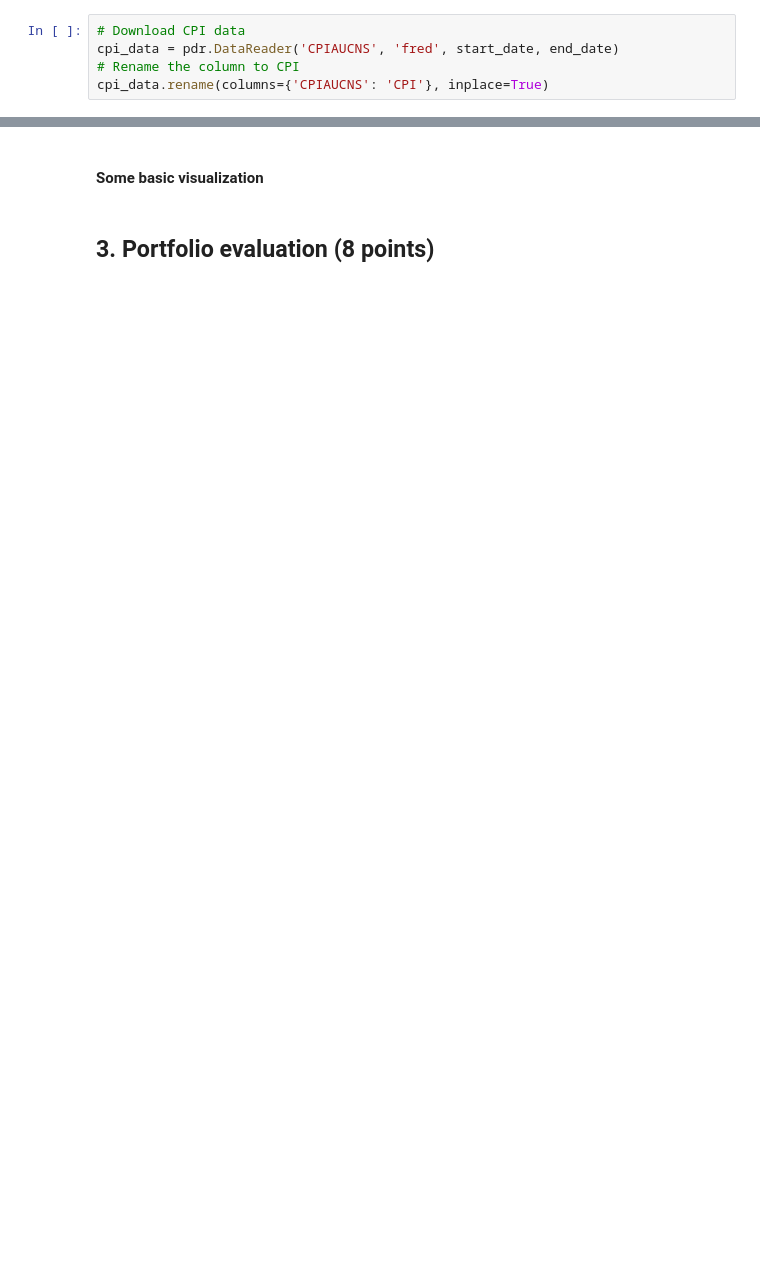
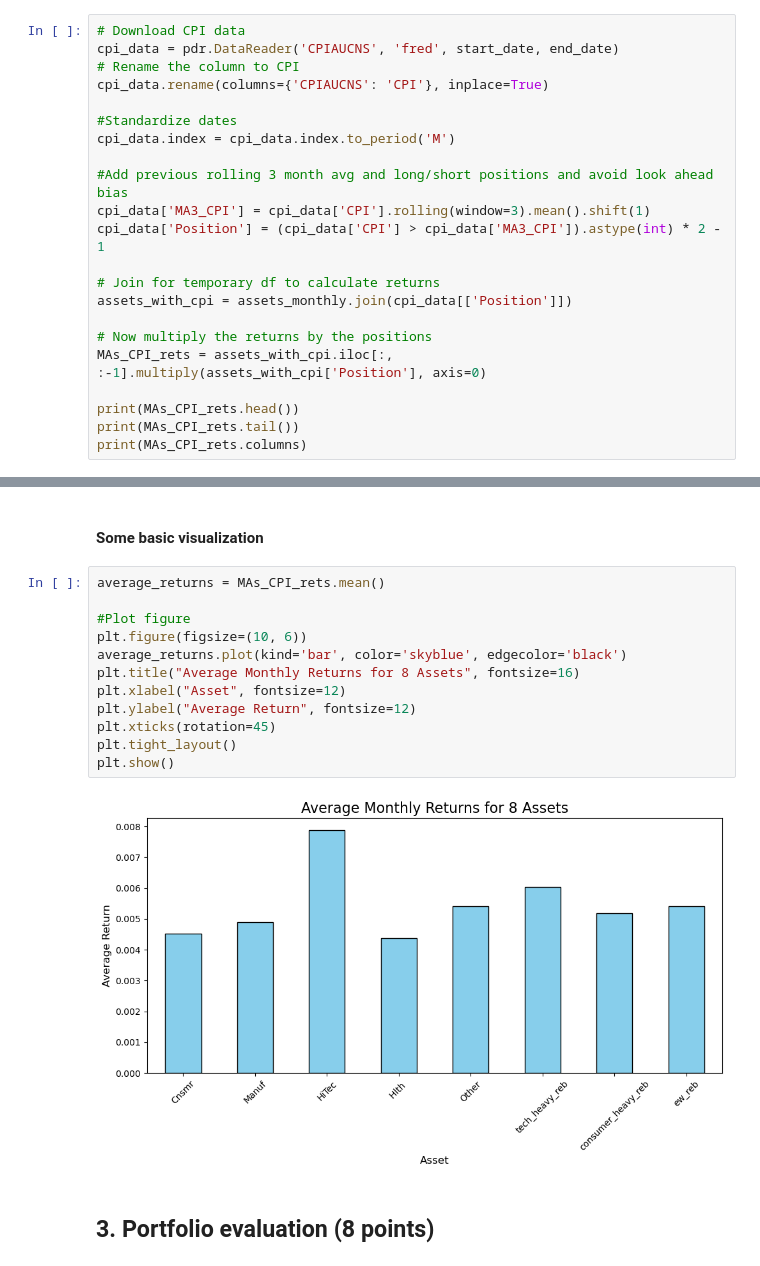
Before and after one commit to SteveMaglio/FINA4335_Final_Project, a Jupyter notebook: Final project-part I_submission notebook.ipynb, the cells around one changed output, grey strips where cells are left out. Drawn from its saved outputs; the diff is of its cells as text; blank space fills up the shorter version.

```diff
--- a/Final project-part I_submission notebook.ipynb
+++ b/Final project-part I_submission notebook.ipynb
@@ -87,3 +178,20 @@ print(assets_monthly.iloc[:,-5:].head())
 cpi_data = pdr.DataReader('CPIAUCNS', 'fred', start_date, end_date)
 # Rename the column to CPI
 cpi_data.rename(columns={'CPIAUCNS': 'CPI'}, inplace=True)
+
+#Standardize dates
+cpi_data.index = cpi_data.index.to_period('M')
+
+#Add previous rolling 3 month avg and long/short positions and avoid look ahead bias
+cpi_data['MA3_CPI'] = cpi_data['CPI'].rolling(window=3).mean().shift(1)
+cpi_data['Position'] = (cpi_data['CPI'] > cpi_data['MA3_CPI']).astype(int) * 2 - 1
+
+# Join for temporary df to calculate returns
+assets_with_cpi = assets_monthly.join(cpi_data[['Position']])
+
+# Now multiply the returns by the positions
+MAs_CPI_rets = assets_with_cpi.iloc[:, :-1].multiply(assets_with_cpi['Position'], axis=0)
+
+print(MAs_CPI_rets.head())
+print(MAs_CPI_rets.tail())
+print(MAs_CPI_rets.columns)
@@ -94,4 +238,18 @@ print(MAs_CPI_rets.describe())
 # %% [markdown]
 #### Some basic visualization
+# %%
+average_returns = MAs_CPI_rets.mean()
+
+#Plot figure
+plt.figure(figsize=(10, 6))
+average_returns.plot(kind='bar', color='skyblue', edgecolor='black')
+plt.title("Average Monthly Returns for 8 Assets", fontsize=16)
+plt.xlabel("Asset", fontsize=12)
+plt.ylabel("Average Return", fontsize=12)
+plt.xticks(rotation=45)
+plt.tight_layout()
+plt.show()
+# %% [output]
+[figure, added]
 # %% [markdown]
 ## 3. Portfolio evaluation (8 points)
```
Also changed, not shown: parts of 13 cells of this notebook, 1 other file.
